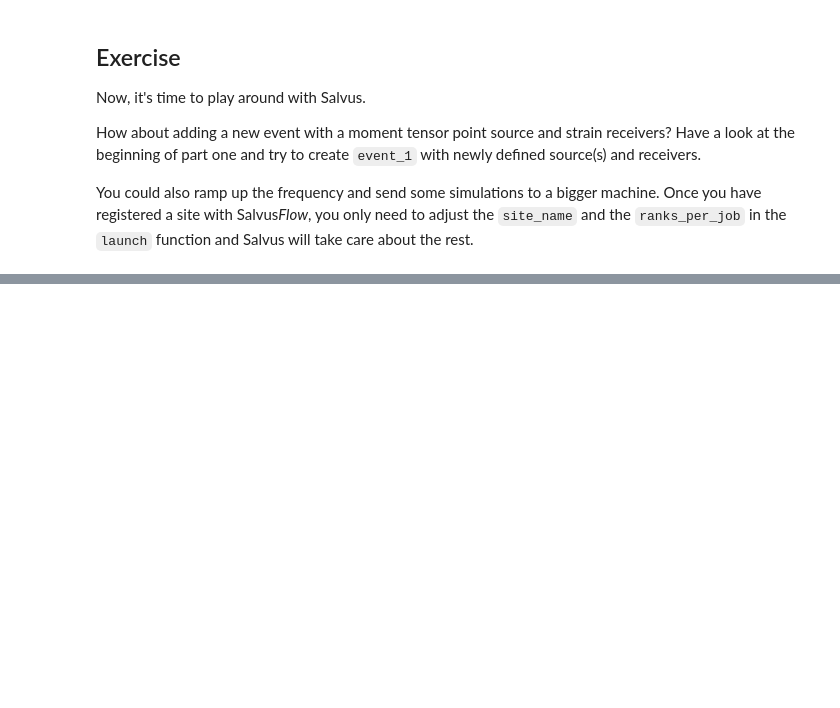
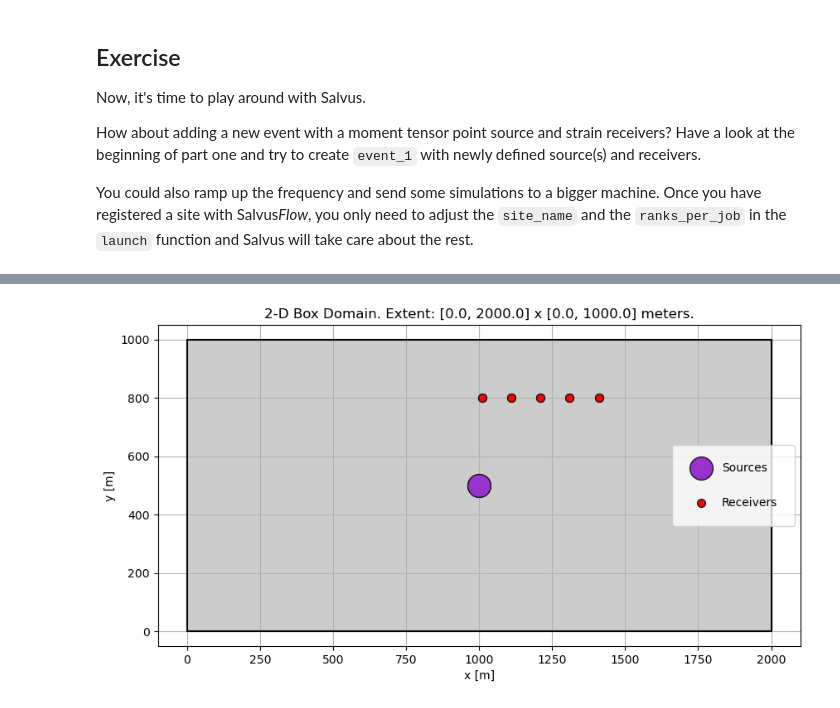
Before and after one commit to s-bachmann/researchmodule_agp, a Jupyter notebook: tutorial/tutorial_part3.ipynb, the cells around one changed output, grey strips where cells are left out. Saved outputs shown, nothing was run; the diff lists cells and outputs as text; code cells hidden in the pictures; blank space fills up the shorter version.

Commit message:
solved exercise in tutorial 3
Solved exercise to create model with moment tensor source and strain recievers

```diff
--- a/tutorial/tutorial_part3.ipynb
+++ b/tutorial/tutorial_part3.ipynb
@@ -197,3 +233,55 @@ How about adding a new event with a moment tensor point source and strain receiv
 Have a look at the beginning of part one and try to create `event_1` with newly defined source(s) and receivers.
 
 You could also ramp up the frequency and send some simulations to a bigger machine. Once you have registered a site with  Salvus<i>Flow</i>, you only need to adjust the `site_name` and the `ranks_per_job` in the `launch` function and Salvus will take care about the rest.
+# %%
+# Creating a new event with moment tensor point source and strain recievers
+
+# Sources from part 1 of the tutorial, changing the type of surce from the options in salvus docs
+src = sn.simple_config.source.cartesian.MomentTensorPoint2D(
+    x=1000.0, y=500.0, mxx = 1000, myy = -1000, mxy = 50 # See docs for the required parameters and their meaning
+)
+
+# Recievers, changing thne type of reciever to strain recievers
+recs = [
+    sn.simple_config.receiver.cartesian.Point2D(
+        y=800.0,
+        x=x,
+        network_code="XX",
+        station_code=f"REC{i + 1}",
+        fields=["strain"],
+    )
+    for i, x in enumerate(np.linspace(1010.0, 1410.0, 5))
+]
+
+# Running the simulation iwth the new event
+p.add_to_project(sn.Event(event_name="event_ex", sources=src, receivers=recs))
+
+# Plotting
+p.viz.nb.domain()
+
+# Defining the model
+mc = sn.ModelConfiguration(
+    background_model=sn.model.background.homogeneous.IsotropicElastic(
+        rho=2200.0, vp=3200.0, vs=1847.5
+    )
+)
+
+
+ec = sn.EventConfiguration(
+    wavelet=sn.simple_config.stf.Ricker(center_frequency=14.5),
+    waveform_simulation_configuration=sn.WaveformSimulationConfiguration(
+        start_time_in_seconds=-0.08,
+        end_time_in_seconds=0.6,
+    ),
+)
+
+p.add_to_project(
+    sn.SimulationConfiguration(
+        name="exercise_simulation",
+        max_frequency_in_hertz=30.0,
+        elements_per_wavelength=1.0,
+        model_configuration=mc,
+        event_configuration=ec,
+    )
+)
+# %% [output]
@@ -199,0 +289 @@ You could also ramp up the frequency and send some simulations to a bigger machi
+[figure, added]
```
Also changed, not shown: parts of 11 cells of this notebook.
